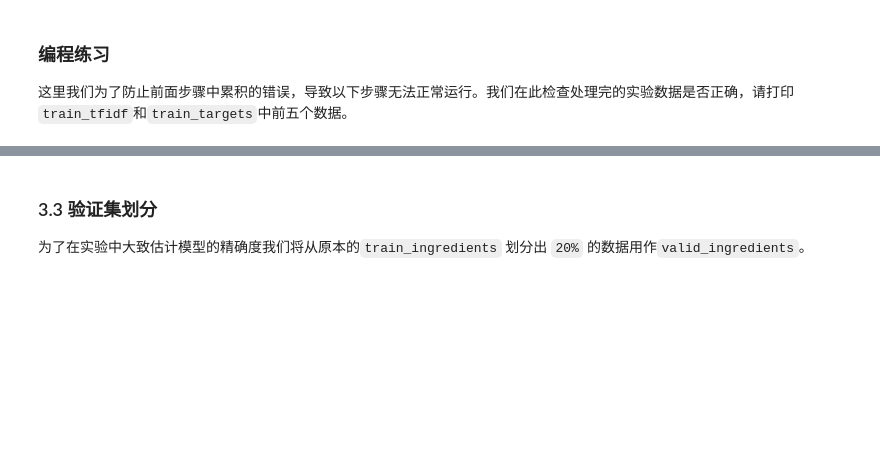
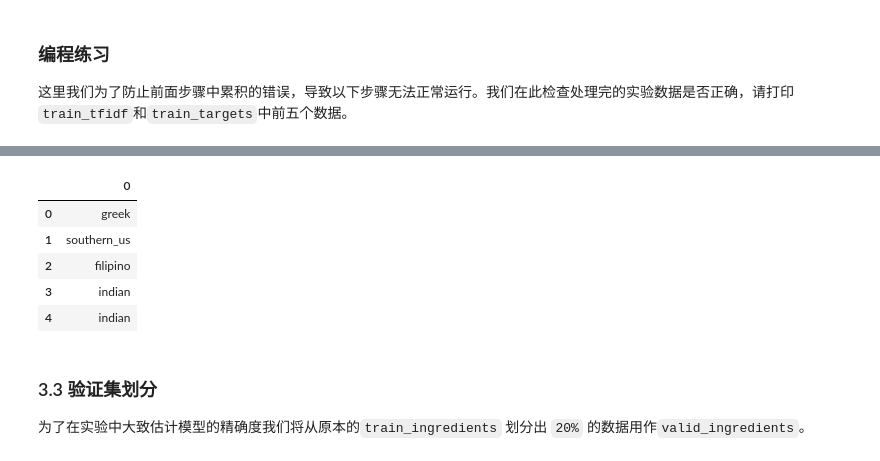
Before and after one commit to rawk-v/MLND-projects, a Jupyter notebook: project0-predict-cuisine/PredictYourCuisine.ipynb, the cells around one changed output, grey strips where cells are left out. Cells and saved outputs as stored; diff of their text form; code cells hidden in the pictures; blank space fills up the shorter version.

```diff
--- a/project0-predict-cuisine/PredictYourCuisine.ipynb
+++ b/project0-predict-cuisine/PredictYourCuisine.ipynb
@@ -237,3 +238,13 @@ print(train_targets[0:5])
+# %%
+train_targets_df = pd.DataFrame(train_targets)
+train_targets_df.head()
+# %% [output]
+|  | 0 |
+| 0 | greek |
+| 1 | southern_us |
+| 2 | filipino |
+| 3 | indian |
+| 4 | indian |
 # %% [markdown]
 ### 3.3 验证集划分
 为了在实验中大致估计模型的精确度我们将从原本的`train_ingredients` 划分出 `20%` 的数据用作`valid_ingredients`。
```
Also changed, not shown: parts of 3 cells of this notebook.
